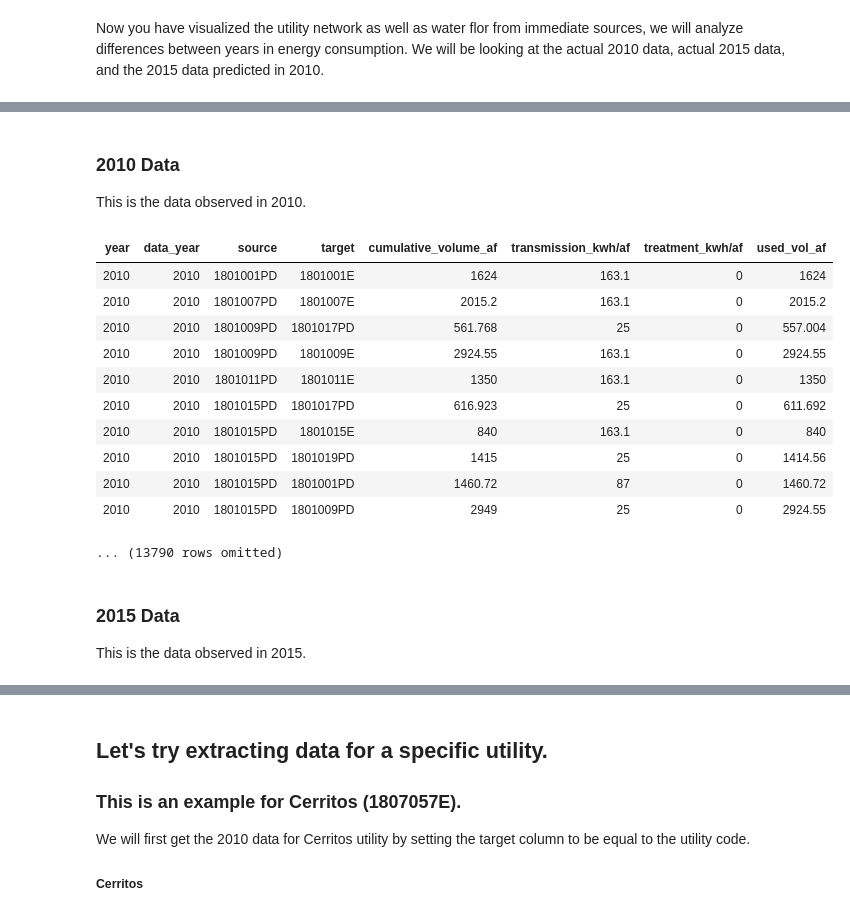
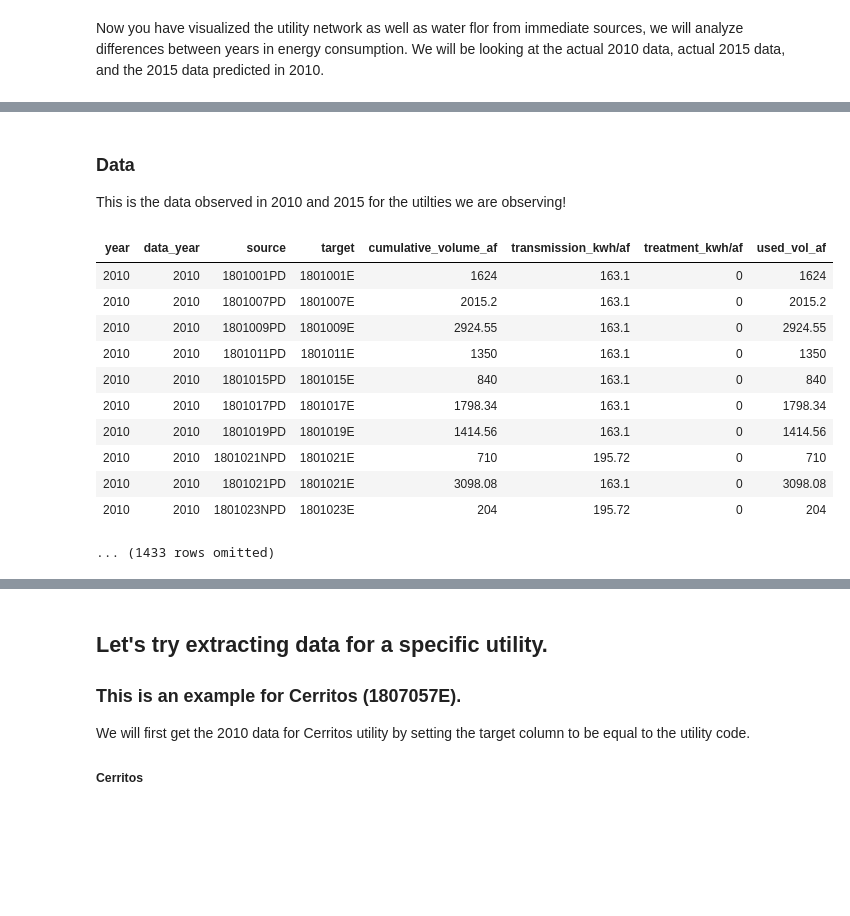
Before and after one commit to ds-modules/CE-110, a Jupyter notebook: CE-110_Lab_Revision_Notes_2.ipynb, the cells around one changed output, grey strips where cells are left out. Drawn from its saved outputs; the diff is of its cells as text; code cells hidden in the pictures; blank space fills up the shorter version.

```diff
--- a/CE-110_Lab_Revision_Notes_2.ipynb
+++ b/CE-110_Lab_Revision_Notes_2.ipynb
@@ -20,22 +15,19 @@ We will import data from 2010 and 2015 utility network data. Each table will hav
 # %% [markdown]
-### 2010 Data
-This is the data observed in 2010.
+### Data
+This is the data observed in 2010 and 2015 for the utilties we are observing!
 # %%
-data = Table().read_table('network2010.csv')
+data = Table().read_table('network.csv')
 data
 # %% [output]
 | year | data_year | source | target | cumulative_volume_af | transmission_kwh/af | treatment_kwh/af | used_vol_af |
 | 2010 | 2010 | 1801001PD | 1801001E | 1624 | 163.1 | 0 | 1624 |
 | 2010 | 2010 | 1801007PD | 1801007E | 2015.2 | 163.1 | 0 | 2015.2 |
-| 2010 | 2010 | 1801009PD | 1801017PD | 561.768 | 25 | 0 | 557.004 |
 | 2010 | 2010 | 1801009PD | 1801009E | 2924.55 | 163.1 | 0 | 2924.55 |
 | 2010 | 2010 | 1801011PD | 1801011E | 1350 | 163.1 | 0 | 1350 |
-| 2010 | 2010 | 1801015PD | 1801017PD | 616.923 | 25 | 0 | 611.692 |
 | 2010 | 2010 | 1801015PD | 1801015E | 840 | 163.1 | 0 | 840 |
-| 2010 | 2010 | 1801015PD | 1801019PD | 1415 | 25 | 0 | 1414.56 |
-| 2010 | 2010 | 1801015PD | 1801001PD | 1460.72 | 87 | 0 | 1460.72 |
-| 2010 | 2010 | 1801015PD | 1801009PD | 2949 | 25 | 0 | 2924.55 |
+| 2010 | 2010 | 1801017PD | 1801017E | 1798.34 | 163.1 | 0 | 1798.34 |
+| 2010 | 2010 | 1801019PD | 1801019E | 1414.56 | 163.1 | 0 | 1414.56 |
+| 2010 | 2010 | 1801021NPD | 1801021E | 710 | 195.72 | 0 | 710 |
+| 2010 | 2010 | 1801021PD | 1801021E | 3098.08 | 163.1 | 0 | 3098.08 |
+| 2010 | 2010 | 1801023NPD | 1801023E | 204 | 195.72 | 0 | 204 |
-... (13790 rows omitted)
+... (1433 rows omitted)
-# %% [markdown]
-### 2015 Data
-This is the data observed in 2015.
```
Also changed, not shown: parts of 9 cells of this notebook, 1 other file.
